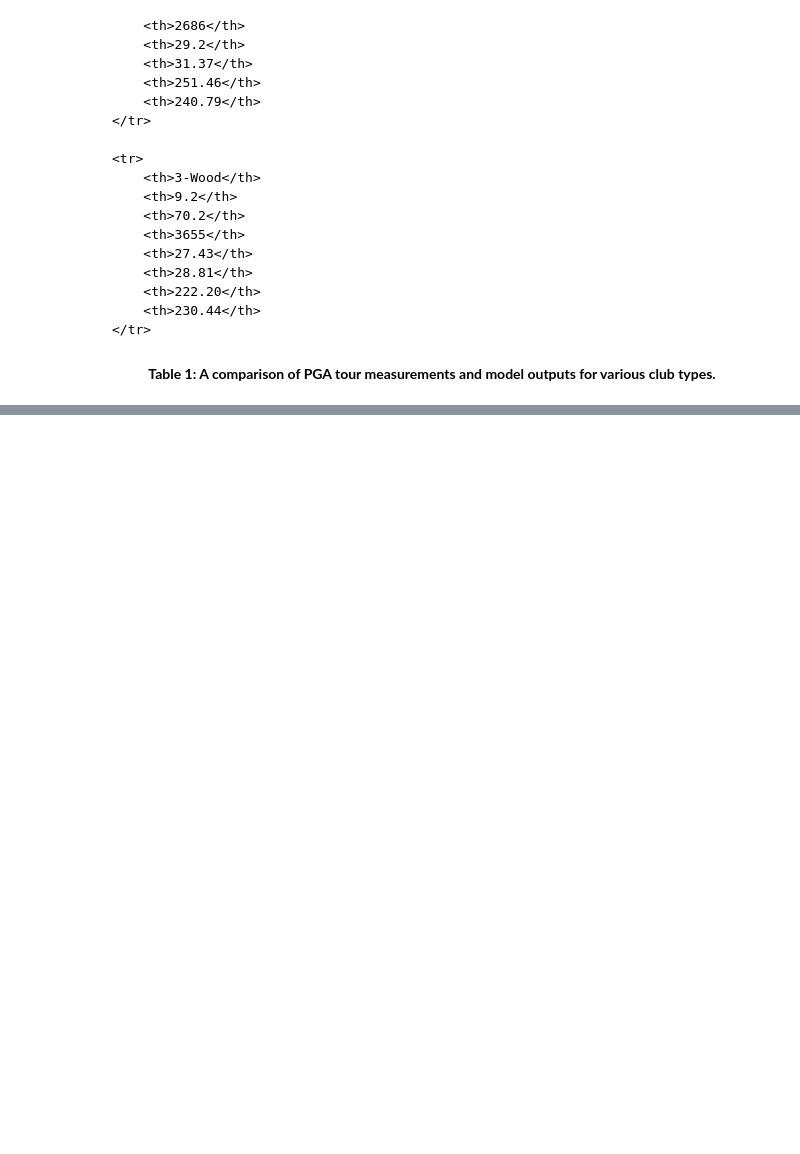
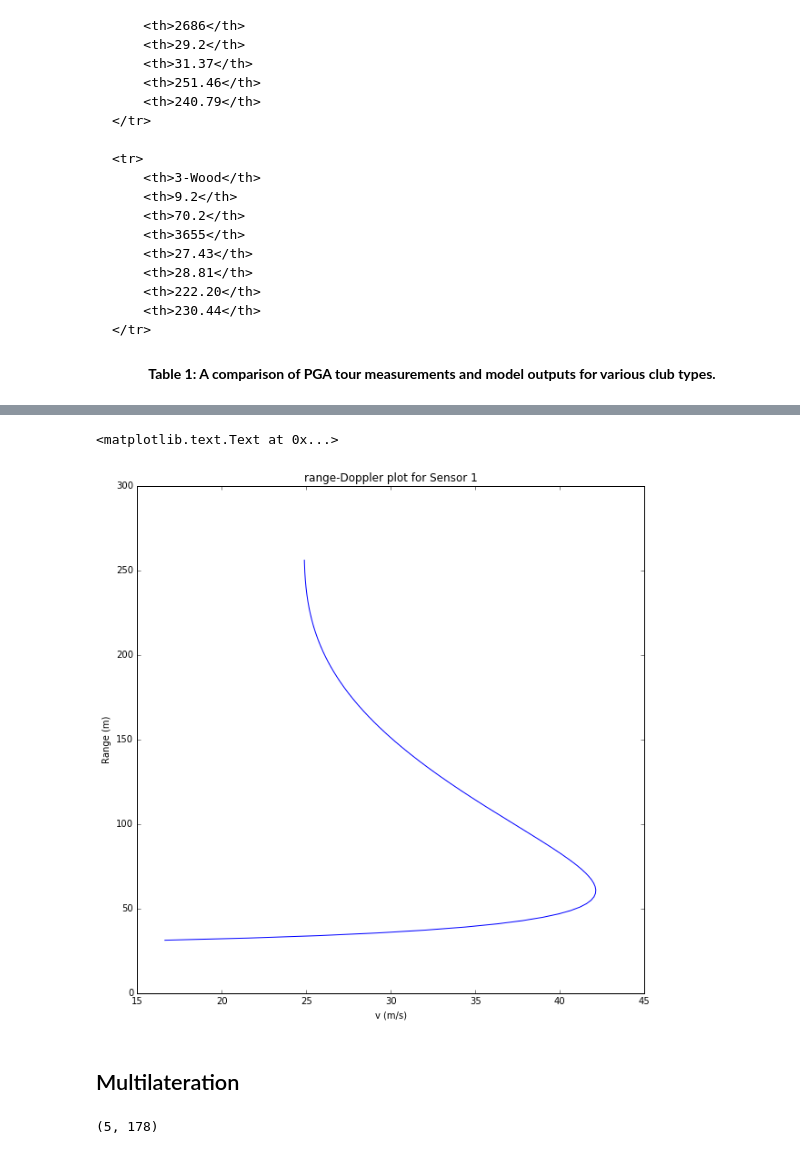
Before and after one commit to scjrobertson/xRange, a Jupyter notebook: kalman/kalman_filtering.ipynb, the cells around one changed output, grey strips where cells are left out. Saved outputs shown, nothing was run; the diff lists cells and outputs as text; code cells hidden in the pictures; blank space fills up the shorter version.

Commit message:
Started on multilateration

```diff
--- a/kalman/kalman_filtering.ipynb
+++ b/kalman/kalman_filtering.ipynb
@@ -154,0 +145,21 @@ t = z/((z**2).sum(axis = 1)[:, np.newaxis])
+# %%
+r_d = range_doppler(sensor_locations, p, v)
+
+plt.figure(figsize= (10, 10))
+plt.plot(r_d[0, :, 0], r_d[0, :, 1])
+plt.xlabel('v (m/s)')
+plt.ylabel('Range (m)')
+plt.title('range-Doppler plot for Sensor 1')
+# %% [output]
+<matplotlib.text.Text at 0x...>
+[figure, added]
+# %% [markdown]
+## Multilateration
+# %%
+A = sensor_locations[1:, :] - sensor_locations[0, :]
+d = r_d[:, :, 1]
+
+b = d[1:, :]**2 - d[0, :]**2
+print b.shape
+# %% [output]
+(5, 178)
```
Also changed, not shown: parts of 6 cells of this notebook, 2 other files.
